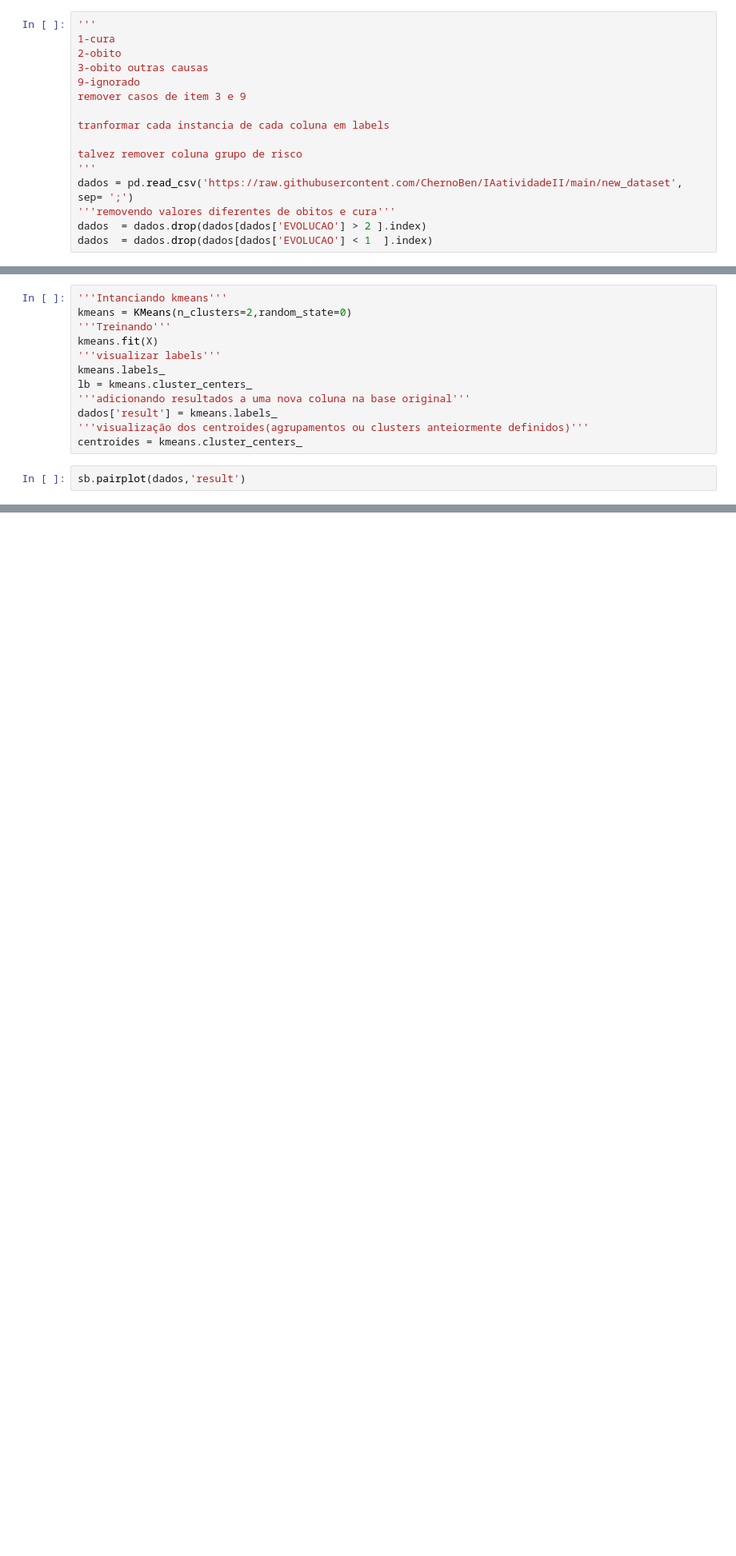
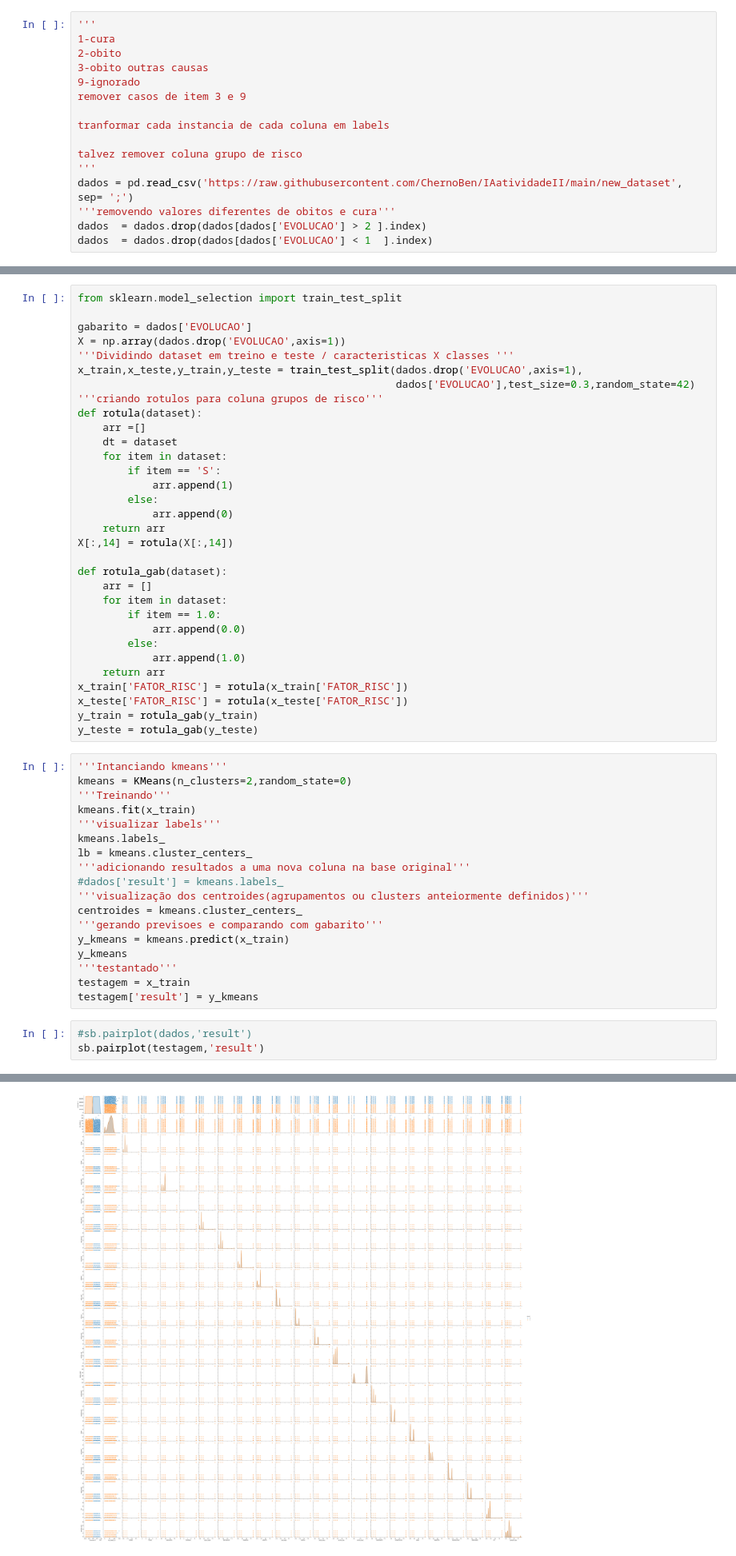
Before and after one commit to ChernoBen/IAatividadeII, a Jupyter notebook: k-meanscvd19.ipynb, the cells around one changed output, grey strips where cells are left out. Shown at 80% size. Saved outputs shown, nothing was run; the diff lists cells and outputs as text; blank space fills up the shorter version.

Commit message:
criando grupos de treino e teste com train_test_split

```diff
--- a/k-meanscvd19.ipynb
+++ b/k-meanscvd19.ipynb
@@ -38,14 +26,54 @@ X[:,14] = arr
+# %%
+from sklearn.model_selection import train_test_split
+
+gabarito = dados['EVOLUCAO']
+X = np.array(dados.drop('EVOLUCAO',axis=1))
+'''Dividindo dataset em treino e teste / caracteristicas X classes '''
+x_train,x_teste,y_train,y_teste = train_test_split(dados.drop('EVOLUCAO',axis=1),
+                                                   dados['EVOLUCAO'],test_size=0.3,random_state=42)
+'''criando rotulos para coluna grupos de risco'''
+def rotula(dataset):
+    arr =[]
+    dt = dataset
+    for item in dataset:
+        if item == 'S':
+            arr.append(1)
+        else:
+            arr.append(0)
+    return arr
+X[:,14] = rotula(X[:,14])
+
+def rotula_gab(dataset):
+    arr = []
+    for item in dataset:
+        if item == 1.0:
+            arr.append(0.0)
+        else:
+            arr.append(1.0)
+    return arr
+x_train['FATOR_RISC'] = rotula(x_train['FATOR_RISC'])
+x_teste['FATOR_RISC'] = rotula(x_teste['FATOR_RISC'])
+y_train = rotula_gab(y_train)
+y_teste = rotula_gab(y_teste)
 # %%
 '''Intanciando kmeans'''
 kmeans = KMeans(n_clusters=2,random_state=0)
 '''Treinando'''
-kmeans.fit(X)
+kmeans.fit(x_train)
 '''visualizar labels'''
 kmeans.labels_
 lb = kmeans.cluster_centers_
 '''adicionando resultados a uma nova coluna na base original'''
-dados['result'] = kmeans.labels_
+#dados['result'] = kmeans.labels_
 '''visualização dos centroides(agrupamentos ou clusters anteiormente definidos)'''
 centroides = kmeans.cluster_centers_
+'''gerando previsoes e comparando com gabarito'''
+y_kmeans = kmeans.predict(x_train)
+y_kmeans
+'''testantado'''
+testagem = x_train
+testagem['result'] = y_kmeans
 # %%
-sb.pairplot(dados,'result')
+#sb.pairplot(dados,'result')
+sb.pairplot(testagem,'result')
+# %% [output]
@@ -51,0 +81 @@ sb.pairplot(dados,'result')
+[figure, added]
```
Also changed, not shown: parts of 3 cells of this notebook, 1 other file.
